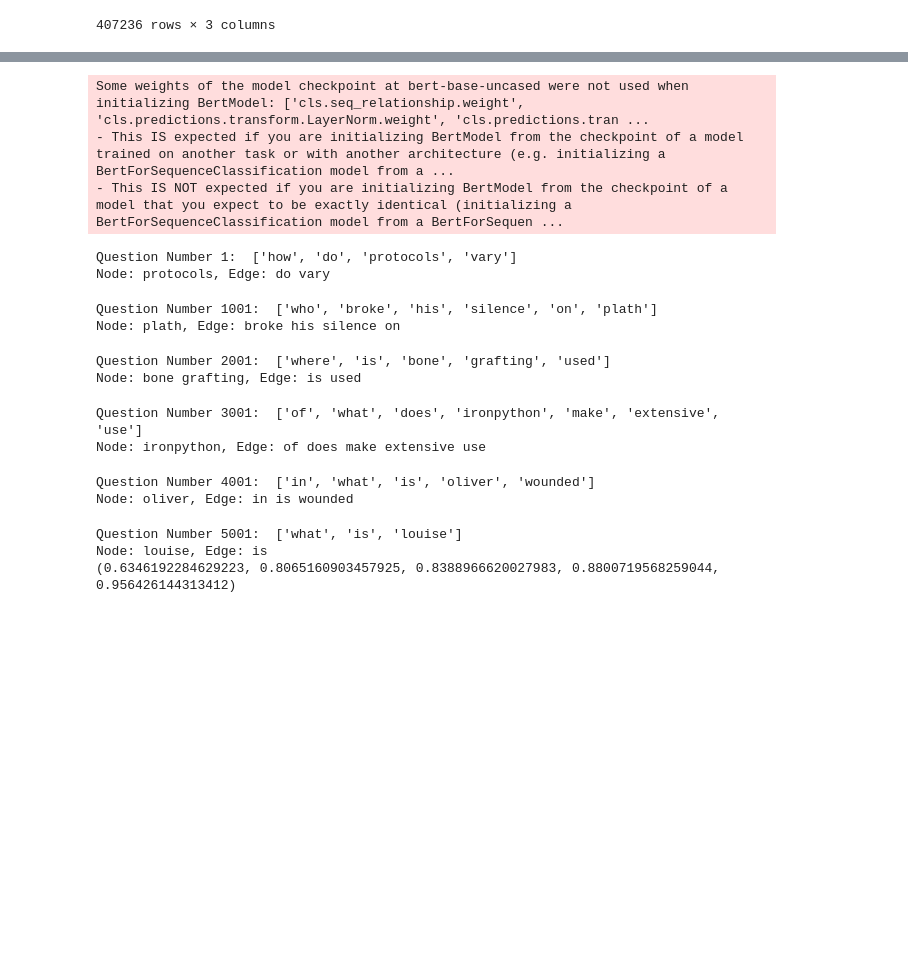
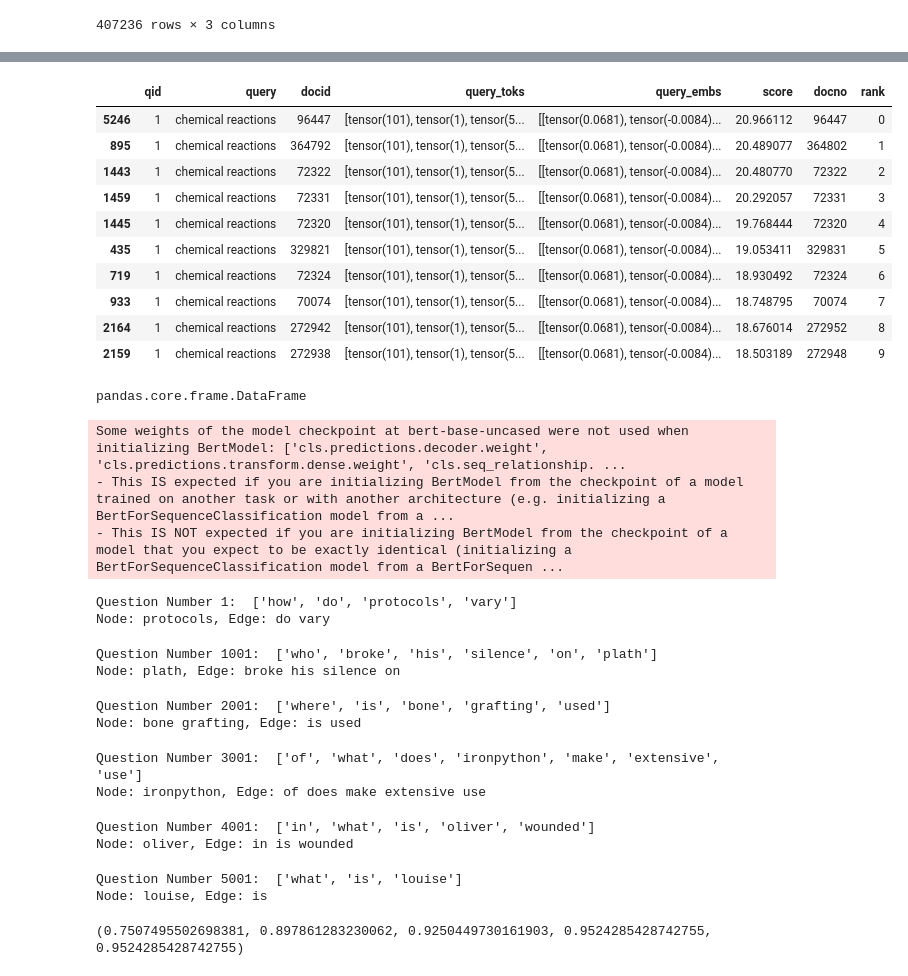
Before and after one commit to meti-94/BERT-QA, a Jupyter notebook: colbert.ipynb, the cells around one changed output, grey strips where cells are left out. Drawn from its saved outputs; the diff is of its cells as text; code cells hidden in the pictures; blank space fills up the shorter version.

```diff
--- a/colbert.ipynb
+++ b/colbert.ipynb
@@ -110,0 +97,8 @@ Mounted at /content/drive
+# %%
+import pyterrier as pt
+pt.init()
+checkpoint="http://www.dcs.gla.ac.uk/~craigm/colbert.dnn.zip"
+!rm -rf /content/colbertindex
+import pyterrier_colbert.indexing
+indexer = pyterrier_colbert.indexing.ColBERTIndexer(checkpoint, "/content", "colbertindex", chunksize=3)
+# indexer.index(pt.get_dataset("irds:vaswani").get_corpus_iter())
@@ -147,0 +171,4 @@ pandas.core.frame.DataFrame
+# %%
+pyterrier_colbert_factory = indexer.ranking_factory()
+colbert_e2e = pyterrier_colbert_factory.end_to_end()
+# %% [output]
@@ -148,3 +179,18 @@ pandas.core.frame.DataFrame
+|  | qid | query | docid | query_toks | query_embs | score | docno | rank |
+| 5246 | 1 | chemical reactions | 96447 | [tensor(101), tensor(1), tensor(5... | [[tensor(0.0681), tensor(-0.0084)... | 20.966112 | 96447 | 0 |
+| 895 | 1 | chemical reactions | 364792 | [tensor(101), tensor(1), tensor(5... | [[tensor(0.0681), tensor(-0.0084)... | 20.489077 | 364802 | 1 |
+| 1443 | 1 | chemical reactions | 72322 | [tensor(101), tensor(1), tensor(5... | [[tensor(0.0681), tensor(-0.0084)... | 20.480770 | 72322 | 2 |
+| 1459 | 1 | chemical reactions | 72331 | [tensor(101), tensor(1), tensor(5... | [[tensor(0.0681), tensor(-0.0084)... | 20.292057 | 72331 | 3 |
+| 1445 | 1 | chemical reactions | 72320 | [tensor(101), tensor(1), tensor(5... | [[tensor(0.0681), tensor(-0.0084)... | 19.768444 | 72320 | 4 |
+| 435 | 1 | chemical reactions | 329821 | [tensor(101), tensor(1), tensor(5... | [[tensor(0.0681), tensor(-0.0084)... | 19.053411 | 329831 | 5 |
+| 719 | 1 | chemical reactions | 72324 | [tensor(101), tensor(1), tensor(5... | [[tensor(0.0681), tensor(-0.0084)... | 18.930492 | 72324 | 6 |
+| 933 | 1 | chemical reactions | 70074 | [tensor(101), tensor(1), tensor(5... | [[tensor(0.0681), tensor(-0.0084)... | 18.748795 | 70074 | 7 |
+| 2164 | 1 | chemical reactions | 272942 | [tensor(101), tensor(1), tensor(5... | [[tensor(0.0681), tensor(-0.0084)... | 18.676014 | 272952 | 8 |
+| 2159 | 1 | chemical reactions | 272938 | [tensor(101), tensor(1), tensor(5... | [[tensor(0.0681), tensor(-0.0084)... | 18.503189 | 272948 | 9 |
+# %%
+type((colbert_e2e % 10).search("chemical reactions"))
+# %% [output]
+pandas.core.frame.DataFrame
 # %%
 from train import *
 from graph import *
@@ -161,16 +207,12 @@ kw = {'lr':0.0002, 'weight_decay':0.1}
 tl = TrainingLoop(node_edge_detector, optimizer, True, **kw)
 loss = mse_loss
 tl.load()
-
-engine = pt.BatchRetrieve(indexref, num_results=100)
 # %% [output]
-Some weights of the model checkpoint at bert-base-uncased were not used when initializing BertModel: ['cls.seq_relationship.weight', 'cls.predictions.transform.LayerNorm.weight', 'cls.predictions.tran ...
+Some weights of the model checkpoint at bert-base-uncased were not used when initializing BertModel: ['cls.predictions.decoder.weight', 'cls.predictions.transform.dense.weight', 'cls.seq_relationship. ...
 - This IS expected if you are initializing BertModel from the checkpoint of a model trained on another task or with another architecture (e.g. initializing a BertForSequenceClassification model from a ...
 - This IS NOT expected if you are initializing BertModel from the checkpoint of a model that you expect to be exactly identical (initializing a BertForSequenceClassification model from a BertForSequen ...
 # %%
-
-
-test_df = pd.read_excel('/content/test(1).xlsx')
+test_df = pd.read_excel('/content/BERT-QA/data/test.xlsx')
 actual = test_df['Reverb_no'].to_list()
 system_results = []
 for index, row in tqdm(test_df.iterrows(), total=test_df.shape[0]):
@@ -182,7 +224,7 @@ for index, row in tqdm(test_df.iterrows(), total=test_df.shape[0]):
     print(f'Node: {node}, Edge: {edge}')
   q = ' '.join([node, edge])
   q = re.sub(r'[^\w]', ' ', q)
-  temp = engine.search(q)['docno'].to_list()
+  temp = (colbert_e2e % 10).search(q)['docno'].to_list()
   temp = [[int(item)] for item in temp]
   system_results.append(temp)
 
@@ -200,4 +242,4 @@ Question Number 4001:  ['in', 'what', 'is', 'oliver', 'wounded']
 Node: oliver, Edge: in is wounded
 Question Number 5001:  ['what', 'is', 'louise']
 Node: louise, Edge: is
-(0.6346192284629223, 0.8065160903457925, 0.8388966620027983, 0.8800719568259044, 0.956426144313412)
+(0.7507495502698381, 0.897861283230062, 0.9250449730161903, 0.9524285428742755, 0.9524285428742755)
```
Also changed, not shown: parts of 15 cells of this notebook.
